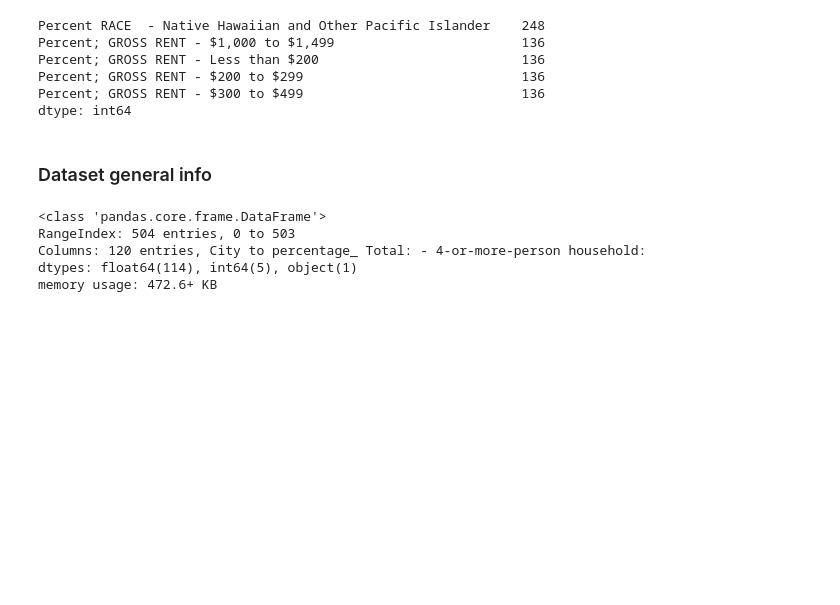
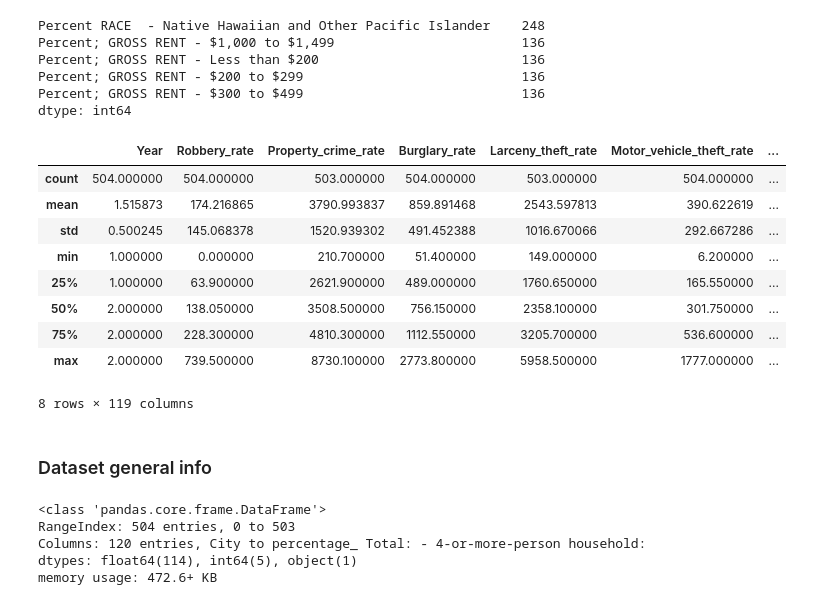
Before and after one commit to leblanchannah/DataMining873, a Jupyter notebook: 873groupAset2crime/CrimeRates.ipynb, the cells around one changed output. Drawn from its saved outputs; the diff is of its cells as text; code cells hidden in the pictures; blank space fills up the shorter version.

```diff
--- a/873groupAset2crime/CrimeRates.ipynb
+++ b/873groupAset2crime/CrimeRates.ipynb
@@ -30,6 +30,19 @@ Percent; GROSS RENT - Less than $200                          136
 Percent; GROSS RENT - $200 to $299                            136
 Percent; GROSS RENT - $300 to $499                            136
 dtype: int64
+# %%
+df_train.describe()
+# %% [output]
+|  | Year | Robbery_rate | Property_crime_rate | Burglary_rate | Larceny_theft_rate | Motor_vehicle_theft_rate | ... |
+| count | 504.000000 | 504.000000 | 503.000000 | 504.000000 | 503.000000 | 504.000000 | ... |
+| mean | 1.515873 | 174.216865 | 3790.993837 | 859.891468 | 2543.597813 | 390.622619 | ... |
+| std | 0.500245 | 145.068378 | 1520.939302 | 491.452388 | 1016.670066 | 292.667286 | ... |
+| min | 1.000000 | 0.000000 | 210.700000 | 51.400000 | 149.000000 | 6.200000 | ... |
+| 25% | 1.000000 | 63.900000 | 2621.900000 | 489.000000 | 1760.650000 | 165.550000 | ... |
+| 50% | 2.000000 | 138.050000 | 3508.500000 | 756.150000 | 2358.100000 | 301.750000 | ... |
+| 75% | 2.000000 | 228.300000 | 4810.300000 | 1112.550000 | 3205.700000 | 536.600000 | ... |
+| max | 2.000000 | 739.500000 | 8730.100000 | 2773.800000 | 5958.500000 | 1777.000000 | ... |
+8 rows × 119 columns
 # %%
 
 
```
Also changed, not shown: parts of 11 cells of this notebook, 2 other files.
